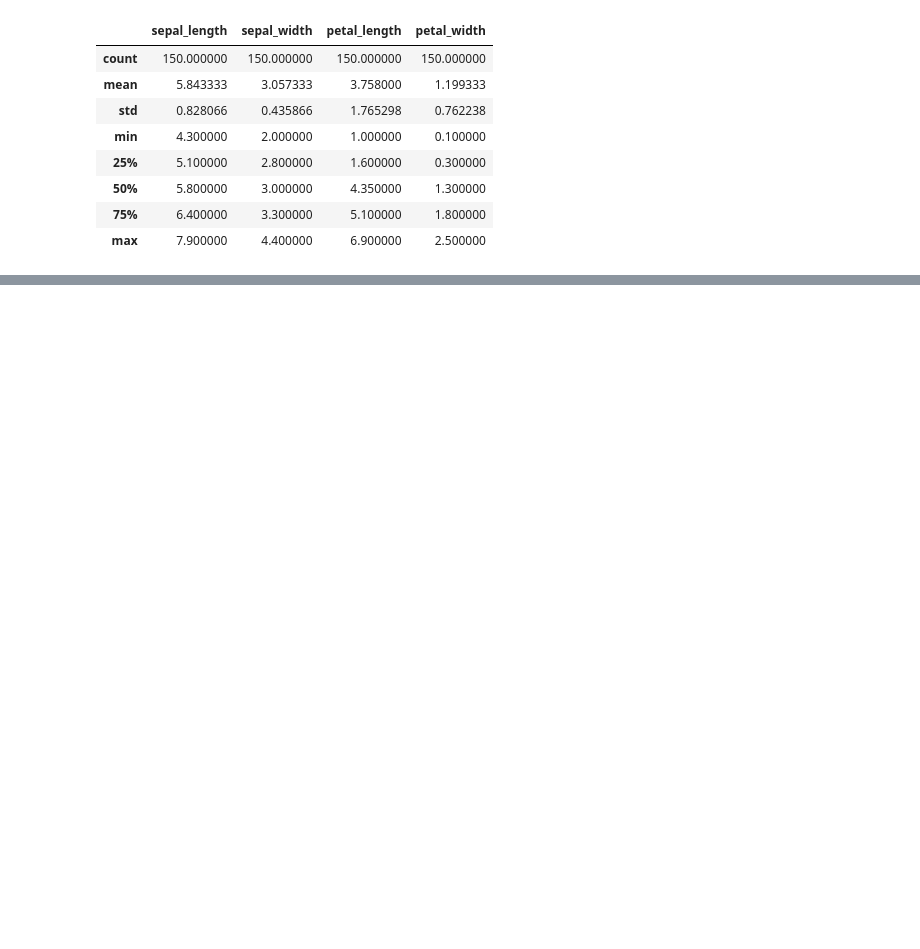
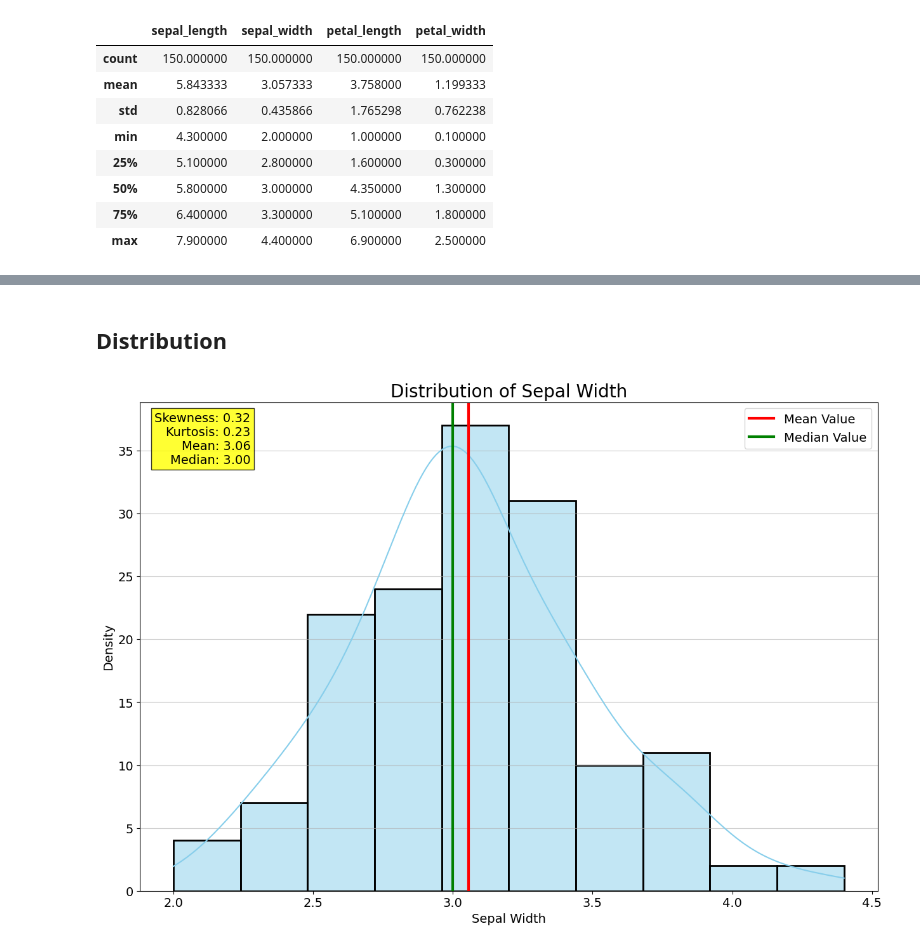
Before and after one commit to FDEgan/Iris_Project, a Jupyter notebook: Analysis.ipynb, the cells around one changed output, grey strips where cells are left out. Drawn from its saved outputs; the diff is of its cells as text; code cells hidden in the pictures; blank space fills up the shorter version.

```diff
--- a/Analysis.ipynb
+++ b/Analysis.ipynb
@@ -171,0 +180,51 @@ plt.show()
+# %% [markdown]
+## Distribution
+# %%
+plt.figure(figsize=(15, 10))  # Setting the size of the plot
+
+# Plotting the distribution
+sns.histplot(df['sepal_width'],
+            kde=True,
+            bins=10,
+            color='skyblue',
+            edgecolor='black',
+            linewidth=2)
+
+# Plot formatting
+plt.title('Distribution of Sepal Width', size=20)
+plt.xlabel('Sepal Width', size=14)
+plt.ylabel('Frequency', size=14)
+plt.xticks(size=14)
+plt.yticks(size=14)
+plt.grid(axis='y', linestyle='-', alpha=0.6)
+
+# Adding mean and median lines
+plt.axvline(x=df['sepal_width'].mean(),
+            label='Mean Value',
+            color='red',
+            linewidth=3,
+            linestyle='-')
+plt.axvline(x=df['sepal_width'].median(),
+            label='Median Value',
+            color='green',
+            linewidth=3,
+            linestyle='-')
+plt.legend(fontsize=14)
+
+# Adding skewness, kurtosis, mean, and median to the plot
+mean = df['sepal_width'].mean()
+median = df['sepal_width'].median()
+skewness = df['sepal_width'].skew()
+kurtosis = df['sepal_width'].kurt()
+
+plt.text(0.15, 0.98,
+        f'Skewness: {skewness:.2f}\nKurtosis: {kurtosis:.2f}\nMean: {mean:.2f}\nMedian: {median:.2f}',
+         transform=plt.gca().transAxes,
+         fontsize=14,
+         bbox=dict(facecolor='yellow', alpha=0.8),
+         verticalalignment='top', horizontalalignment='right')
+
+# Show plot
+plt.show()
+# %% [output]
+[figure, added]
```
Also changed, not shown: parts of 11 cells of this notebook.
